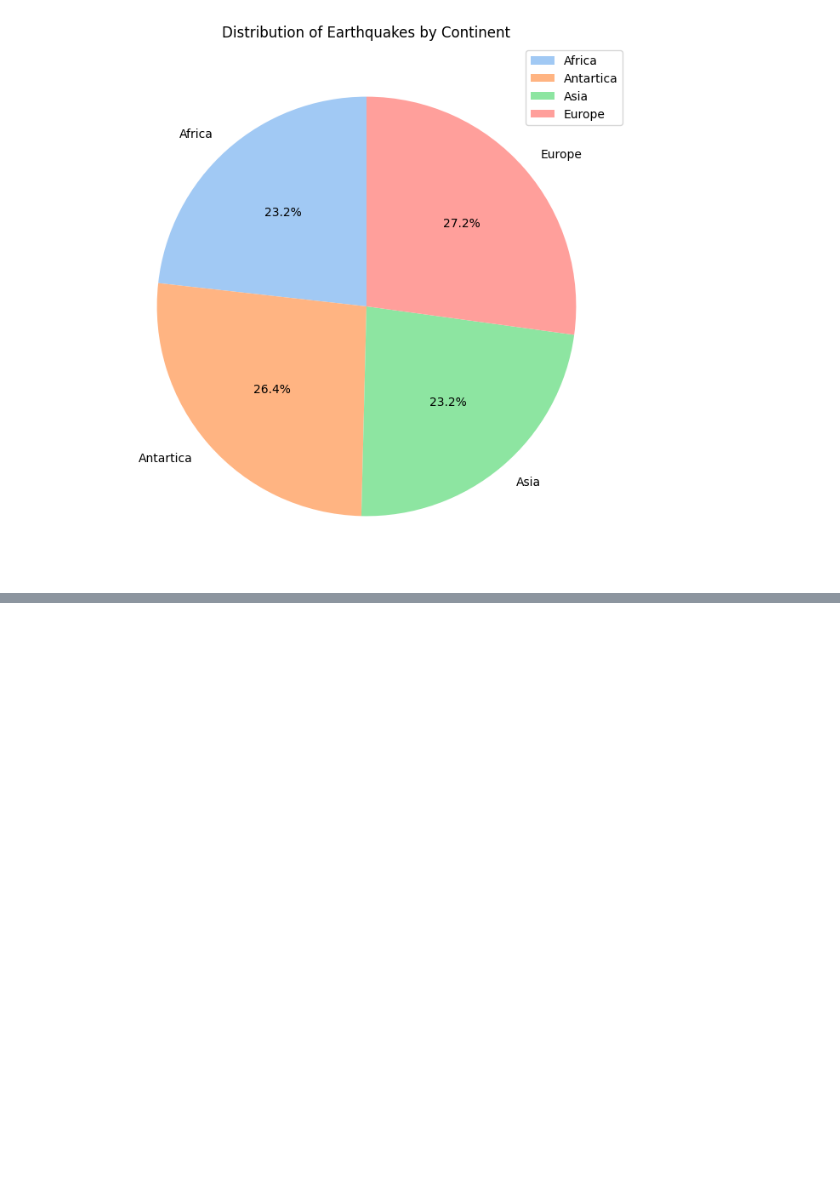
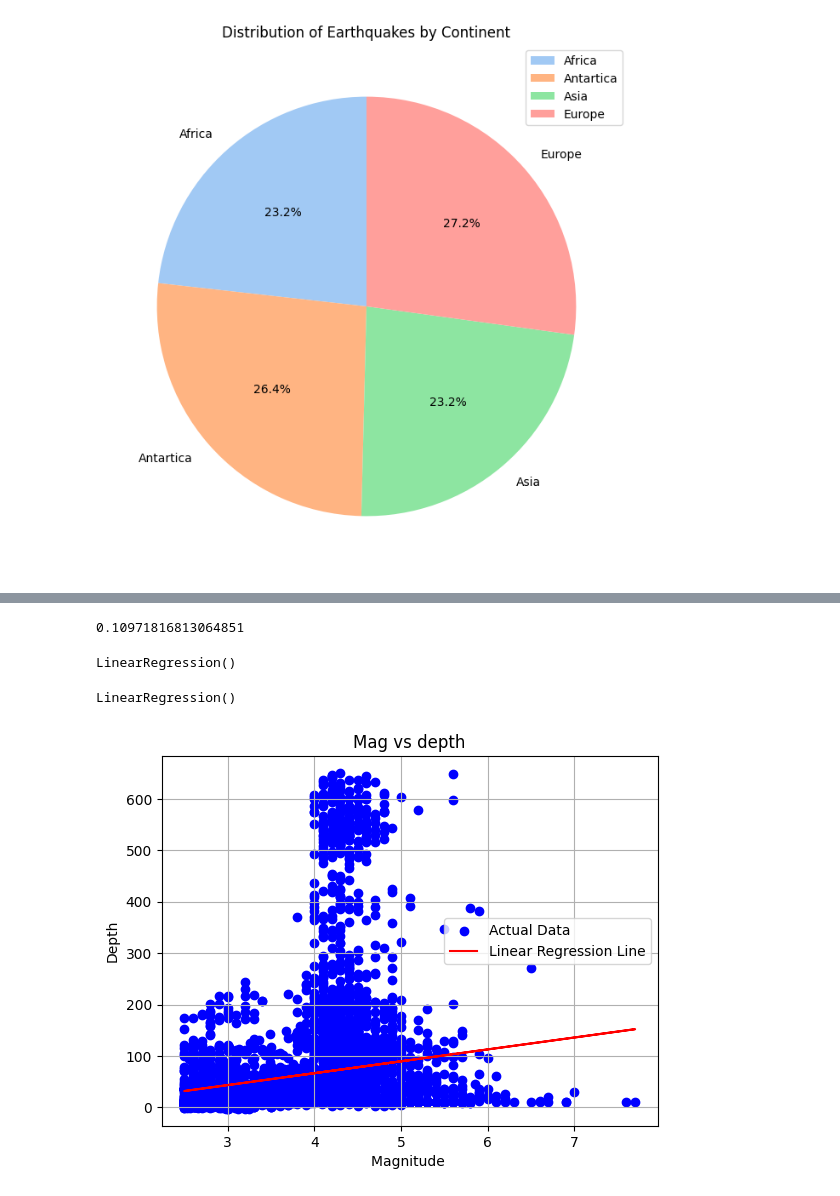
Before and after one commit to Shivamthakur7500/EarthQuack_EDA-project, a Jupyter notebook: project_lab.ipynb, the cells around one changed output, grey strips where cells are left out. Cells and saved outputs as stored; diff of their text form; code cells hidden in the pictures; blank space fills up the shorter version.

```diff
--- a/project_lab.ipynb
+++ b/project_lab.ipynb
@@ -492,0 +513,32 @@ plt.show()
+# %%
+import numpy as np
+from sklearn.linear_model  import LinearRegression
+from sklearn.model_selection import train_test_split
+x=np.array(df[['mag']])
+y=np.array(df['depth'])
+
+# print(df['mag'].corr(df['depth'],method='spearman'  ))
+# %% [output]
+0.10971816813064851
+# %%
+model=LinearRegression()
+model
+# %% [output]
+LinearRegression()
+# %%
+
+x_train,x_test,y_train,y_test = train_test_split(x, y, test_size=0.3, random_state=0)
+model.fit(x_train,y_train)
+# %% [output]
+LinearRegression()
+# %%
+plt.scatter(x, y, color='blue', label='Actual Data')
+plt.plot(x, model.predict(x), color='red', label='Linear Regression Line')
+plt.title('Mag vs depth')
+plt.xlabel('Magnitude ')
+plt.ylabel('Depth')
+plt.legend()
+plt.grid(True)
+plt.show()
+# %% [output]
+[figure, added]
```
Also changed, not shown: parts of 2 cells of this notebook.
